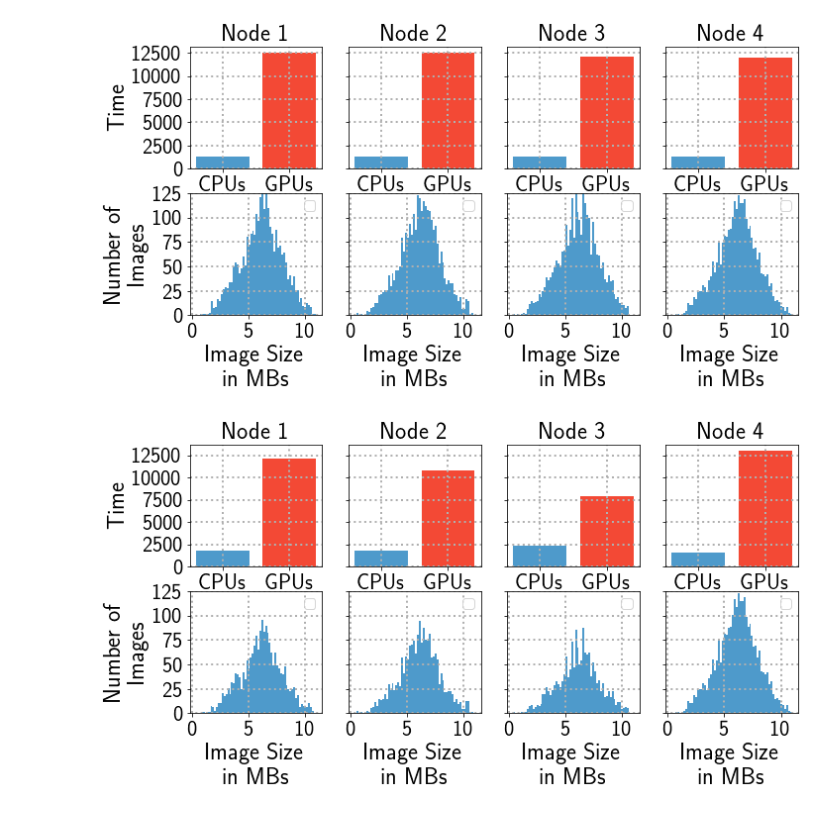
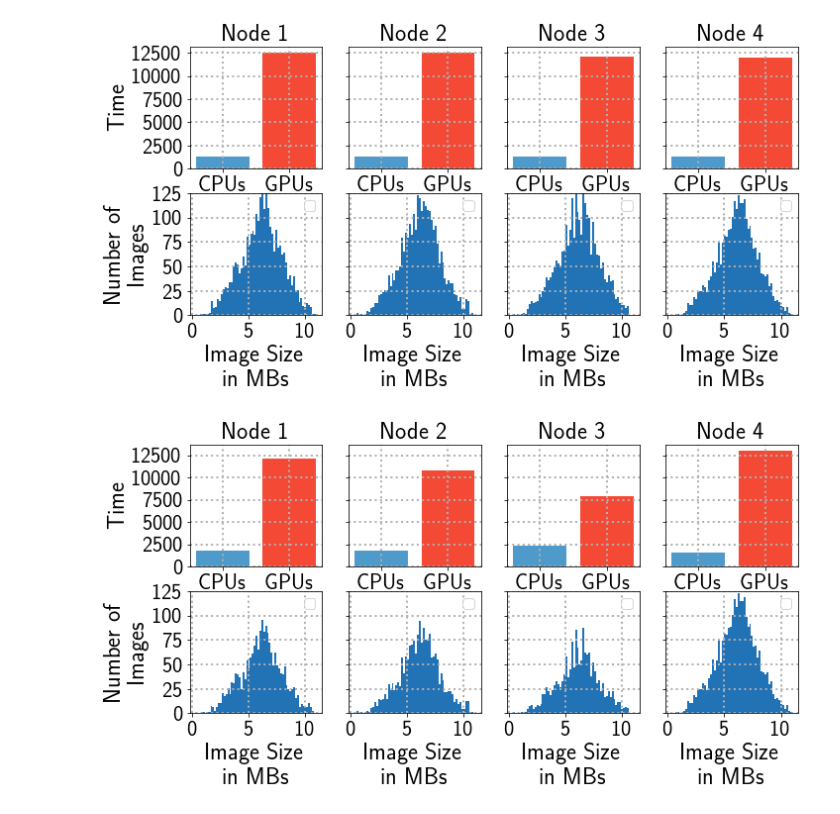
Before and after one commit to radical-experiments/iceberg_escience, a Jupyter notebook: Geolocation/Notebooks/TimelineComparison.ipynb, the cells around one changed output. Drawn from its saved outputs; the diff is of its cells as text; code cells hidden in the pictures.

```diff
--- a/Geolocation/Notebooks/TimelineComparison.ipynb
+++ b/Geolocation/Notebooks/TimelineComparison.ipynb
@@ -116,56 +116,56 @@ _ = axis[0,3].set_xticklabels(['CPUs', 'GPUs'], fontsize=22)
 
 _ = axis[0,0].set_yticklabels(axis[0,0].get_yticks().astype('int').tolist(),fontsize=22)
 
-_ = axis[1,0].hist((des2a1['SIZE1']+des2a1['SIZE2']).values,bins=60,color=blues(150)) #image sizes are in KB we converted it to MB here
+_ = axis[1,0].hist((des2a1['SIZE1']+des2a1['SIZE2']).values,bins=60,color=blues(190)) #image sizes are in KB we converted it to MB here
 _ = axis[1,0].set_xticklabels(axis[1,0].get_xticks().astype('int').tolist(),fontsize=24)
 _ = axis[1,0].set_yticklabels(axis[1,0].get_yticks().astype('int').tolist(),fontsize=24)
 _ = axis[1,0].grid('on')
 _ = axis[1,0].legend(fontsize=14)
 
-_ = axis[1,1].hist((des2a2['SIZE1']+des2a2['SIZE2']).values,bins=60,color=blues(150)) #image sizes are in KB we converted it to MB here
+_ = axis[1,1].hist((des2a2['SIZE1']+des2a2['SIZE2']).values,bins=60,color=blues(190)) #image sizes are in KB we converted it to MB here
 _ = axis[1,1].set_xticklabels(axis[1,1].get_xticks().astype('int').tolist(),fontsize=24)
 _ = axis[1,1].set_yticklabels(axis[1,1].get_yticks().astype('int').tolist(),fontsize=24)
 _ = axis[1,1].grid('on')
 _ = axis[1,1].legend(fontsize=14)
 
-_ = axis[1,2].hist((des2a3['SIZE1']+des2a3['SIZE2']).values,bins=60,color=blues(150)) #image sizes are in KB we converted it to MB here
+_ = axis[1,2].hist((des2a3['SIZE1']+des2a3['SIZE2']).values,bins=60,color=blues(190)) #image sizes are in KB we converted it to MB here
 _ = axis[1,2].set_xticklabels(axis[1,2].get_xticks().astype('int').tolist(),fontsize=24)
 _ = axis[1,2].set_yticklabels(axis[1,2].get_yticks().astype('int').tolist(),fontsize=24)
 _ = axis[1,2].grid('on')
 _ = axis[1,2].legend(fontsize=14)
 
-_ = axis[1,3].hist((des2a4['SIZE1']+des2a4['SIZE2']).values,bins=60,color=blues(150)) #image sizes are in KB we converted it to MB here
+_ = axis[1,3].hist((des2a4['SIZE1']+des2a4['SIZE2']).values,bins=60,color=blues(190)) #image sizes are in KB we converted it to MB here
 _ = axis[1,3].set_xticklabels(axis[1,3].get_xticks().astype('int').tolist(),fontsize=24)
 _ = axis[1,3].set_yticklabels(axis[1,3].get_yticks().astype('int').tolist(),fontsize=24)
 _ = axis[1,3].grid('on')
 _ = axis[1,3].legend(fontsize=14)
 
 
 _ = axis[0,0].set_title('Node 1',fontsize=24)
 _ = axis[0,1].set_title('Node 2',fontsize=24)
 _ = axis[0,2].set_title('Node 3',fontsize=24)
 _ = axis[0,3].set_title('Node 4',fontsize=24)
 _ = axis[1,0].set_xlabel('Image Size\nin MBs', fontsize=24)
 _ = axis[1,1].set_xlabel('Image Size\nin MBs', fontsize=24)
 _ = axis[1,2].set_xlabel('Image Size\nin MBs', fontsize=24)
 _ = axis[1,3].set_xlabel('Image Size\nin MBs', fontsize=24)
 _ = axis[0,0].set_ylabel('Time', fontsize=24)
 _ = axis[1,0].set_yticklabels(axis[1,0].get_yticks().astype('int').tolist(),fontsize=22)
 _ = axis[1,0].set_xticklabels(axis[1,0].get_xticks().astype('int').tolist(),fontsize=22)
 _ = axis[1,1].set_xticklabels(axis[1,1].get_xticks().astype('int').tolist(),fontsize=22)
 _ = axis[1,2].set_xticklabels(axis[1,2].get_xticks().astype('int').tolist(),fontsize=22)
 _ = axis[1,3].set_xticklabels(axis[1,3].get_xticks().astype('int').tolist(),fontsize=22)
 
 _ = axis[1,0].grid('on', linestyle=':', linewidth=2)
 _ = axis[1,1].grid('on', linestyle=':', linewidth=2)
 _ = axis[1,2].grid('on', linestyle=':', linewidth=2)
 _ = axis[1,3].grid('on', linestyle=':', linewidth=2)
 _ = axis[1,0].set_ylabel('Number of\nImages', fontsize=24)
 _ = axis[0,0].set_ylabel('Time', fontsize=24)
 _ = axis[1,0].set_yticklabels(axis[1,0].get_yticks().astype('int').tolist(),fontsize=22)
 fig.savefig('geo_design2a_timelines.pdf',dpi=800,bbox_inches='tight')
 # %% [output]
-[figure, old version]
+[figure, new version]
 # %%
 level0 = axis[0,2].get_ylim()
 level1 = axis[1,3].get_ylim()
@@ -209,25 +209,25 @@ _ = axis[0,3].set_xticklabels(['CPUs', 'GPUs'], fontsize=22)
 _ = axis[0,0].set_yticklabels(axis[0,0].get_yticks().astype('int').tolist(),fontsize=22)
 
 
-_ = axis[1,0].hist(des21[:2000],bins=60,color=blues(150)) #image sizes are in KB we converted it to MB here
+_ = axis[1,0].hist(des21[:2000],bins=60,color=blues(190)) #image sizes are in KB we converted it to MB here
 _ = axis[1,0].set_xticklabels(axis[1,0].get_xticks().astype('int').tolist(),fontsize=24)
 _ = axis[1,0].set_yticklabels(axis[1,0].get_yticks().astype('int').tolist(),fontsize=24)
 _ = axis[1,0].grid('on')
 _ = axis[1,0].legend(fontsize=14)
 
-_ = axis[1,1].hist(des22[:1900],bins=60,color=blues(150)) #image sizes are in KB we converted it to MB here
+_ = axis[1,1].hist(des22[:1900],bins=60,color=blues(190)) #image sizes are in KB we converted it to MB here
 _ = axis[1,1].set_xticklabels(axis[1,1].get_xticks().astype('int').tolist(),fontsize=24)
 _ = axis[1,1].set_yticklabels(axis[1,1].get_yticks().astype('int').tolist(),fontsize=24)
 _ = axis[1,1].grid('on')
 _ = axis[1,1].legend(fontsize=14)
 
-_ = axis[1,2].hist(des23[:1600],bins=60,color=blues(150)) #image sizes are in KB we converted it to MB here
+_ = axis[1,2].hist(des23[:1600],bins=60,color=blues(190)) #image sizes are in KB we converted it to MB here
 _ = axis[1,2].set_xticklabels(axis[1,2].get_xticks().astype('int').tolist(),fontsize=24)
 _ = axis[1,2].set_yticklabels(axis[1,2].get_yticks().astype('int').tolist(),fontsize=24)
 _ = axis[1,2].grid('on')
 _ = axis[1,2].legend(fontsize=14)
 
-_ = axis[1,3].hist(des24,bins=60,color=blues(150)) #image sizes are in KB we converted it to MB here
+_ = axis[1,3].hist(des24,bins=60,color=blues(190)) #image sizes are in KB we converted it to MB here
 _ = axis[1,3].set_xticklabels(axis[1,3].get_xticks().astype('int').tolist(),fontsize=24)
 _ = axis[1,3].set_yticklabels(axis[1,3].get_yticks().astype('int').tolist(),fontsize=24)
 _ = axis[1,3].grid('on')
@@ -256,4 +256,4 @@ _ = axis[1,2].set_xticklabels(axis[1,2].get_xticks().astype('int').tolist(),font
 _ = axis[1,3].set_xticklabels(axis[1,3].get_xticks().astype('int').tolist(),fontsize=22)
 fig.savefig('geo_design2_timelines.pdf',dpi=800,bbox_inches='tight')
 # %% [output]
-[figure, old version]
+[figure, new version]
```
Also changed, not shown: 9 other files.
